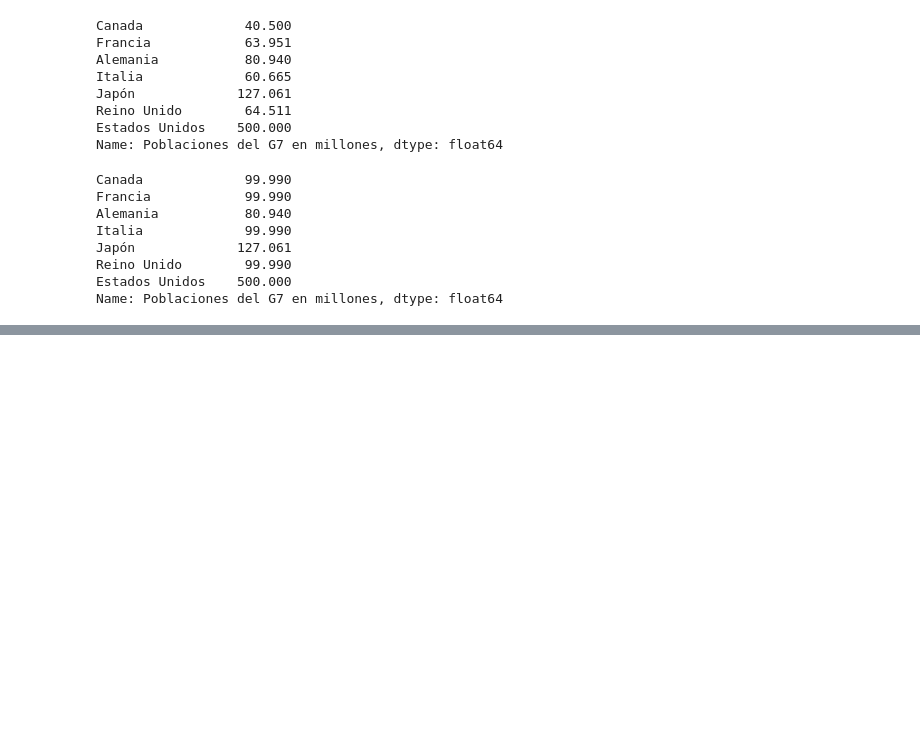
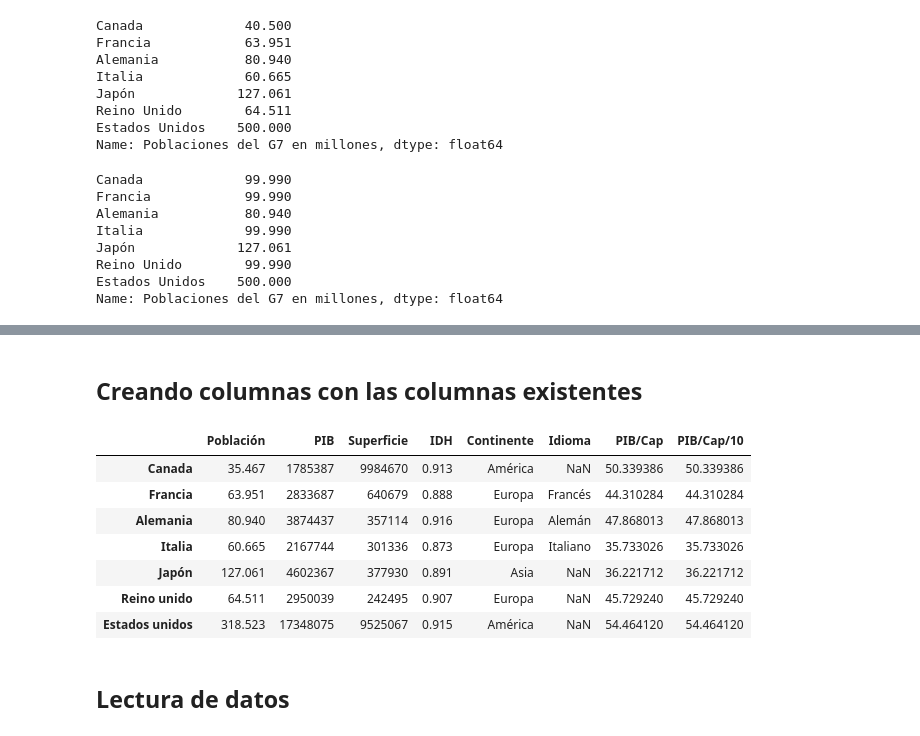
Before and after one commit to nico-qr/miscelaneo, a Jupyter notebook: Introducción a Pandas.ipynb, the cells around one changed output, grey strips where cells are left out. Saved outputs shown, nothing was run; the diff lists cells and outputs as text; code cells hidden in the pictures; blank space fills up the shorter version.

```diff
--- a/Introducción a Pandas.ipynb
+++ b/Introducción a Pandas.ipynb
@@ -218,0 +284,11 @@ Name: Poblaciones del G7 en millones, dtype: float64
+# %%
+df.index = [
+    "Canada",
+    "Francia",
+    "Alemania",
+    "Italia",
+    "Japón",
+    "Reino unido",
+    "Estados unidos"
+
+]
@@ -218,0 +508,9 @@ Name: Poblaciones del G7 en millones, dtype: float64
+# %%
+idiomas = pd.Series(
+    {"Francia" : "Francés",
+    "Alemania": "Alemán",
+    "Italia": "Italiano"},
+    name = "Idioma"
+)
+# %%
+df["Idioma"] = idiomas
@@ -218,0 +546,17 @@ Name: Poblaciones del G7 en millones, dtype: float64
+# %% [markdown]
+## Creando columnas con las columnas existentes
+# %%
+df["PIB/Cap/10"] = df["PIB"]/df["Población"]/1000
+# %%
+df
+# %% [output]
+|  | Población | PIB | Superficie | IDH | Continente | Idioma | PIB/Cap | PIB/Cap/10 |
+| Canada | 35.467 | 1785387 | 9984670 | 0.913 | América | NaN | 50.339386 | 50.339386 |
+| Francia | 63.951 | 2833687 | 640679 | 0.888 | Europa | Francés | 44.310284 | 44.310284 |
+| Alemania | 80.940 | 3874437 | 357114 | 0.916 | Europa | Alemán | 47.868013 | 47.868013 |
+| Italia | 60.665 | 2167744 | 301336 | 0.873 | Europa | Italiano | 35.733026 | 35.733026 |
+| Japón | 127.061 | 4602367 | 377930 | 0.891 | Asia | NaN | 36.221712 | 36.221712 |
+| Reino unido | 64.511 | 2950039 | 242495 | 0.907 | Europa | NaN | 45.729240 | 45.729240 |
+| Estados unidos | 318.523 | 17348075 | 9525067 | 0.915 | América | NaN | 54.464120 | 54.464120 |
+# %% [markdown]
+## Lectura de datos
```
Also changed, not shown: parts of 49 cells of this notebook, 1 other file.
